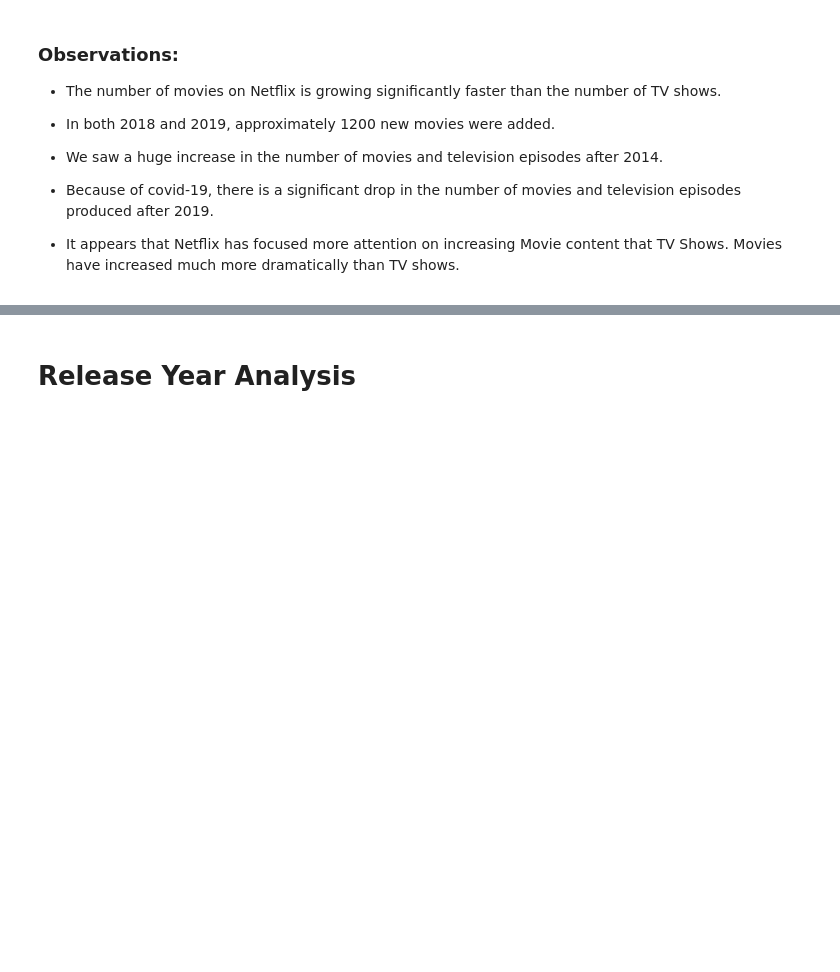
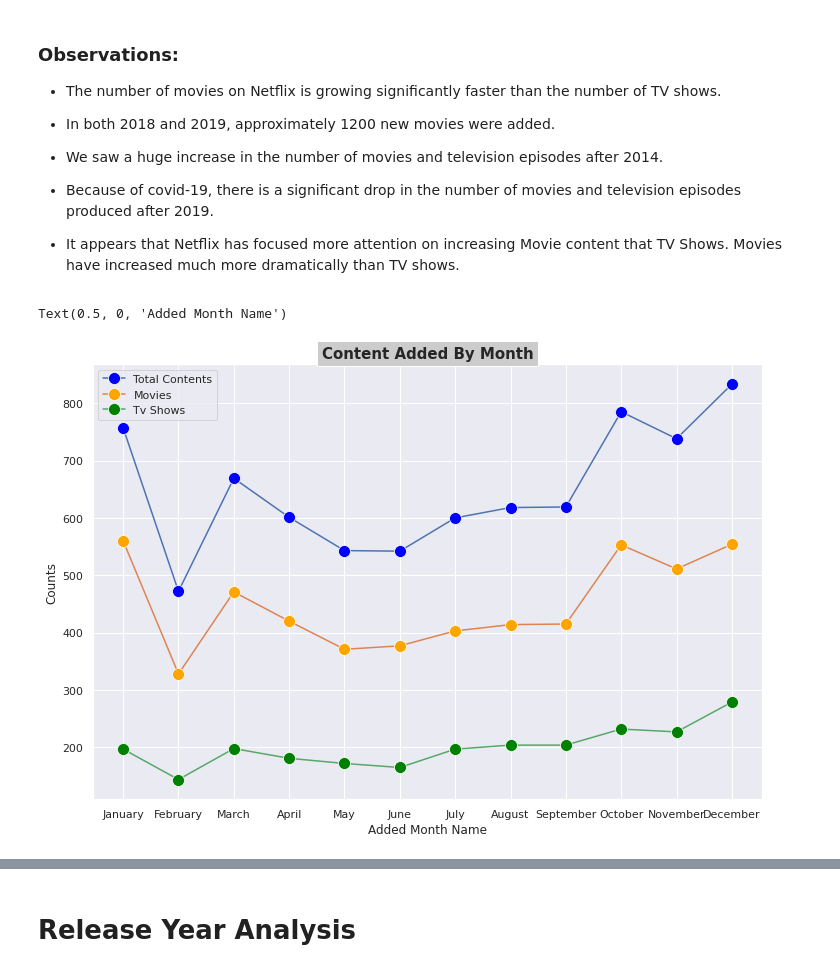
Before and after one commit to aryarajat/NETFLIX-MOVIES-AND-TV-SHOWS-CLUSTERING, a Jupyter notebook: NETFLIX_MOVIES_AND_TV_SHOWS_CLUSTERING.ipynb, the cells around one changed output, grey strips where cells are left out. Drawn from its saved outputs; the diff is of its cells as text; code cells hidden in the pictures; blank space fills up the shorter version.

```diff
--- a/NETFLIX_MOVIES_AND_TV_SHOWS_CLUSTERING.ipynb
+++ b/NETFLIX_MOVIES_AND_TV_SHOWS_CLUSTERING.ipynb
@@ -441,3 +444,50 @@ Text(0.5, 0, 'Added Year')
 on increasing Movie content that TV Shows.
 Movies have increased much more dramatically
 than TV shows.
+# %%
+# Plotting the graph for the content added by month
+month_order = ['January', 'February', 'March', 'April', 'May', 'June', 'July',
+                'August', 'September', 'October', 'November', 'December']
+sns.set_style("darkgrid")
+plt.figure(figsize=(12,8))
+df_tv = netflix_df[netflix_df["type"] == "TV Show"]
+df_movies = netflix_df[netflix_df["type"] == "Movie"]
+
+col = "month_name_added"
+
+df1 = df_tv[col].value_counts().reset_index()
+df1= df1.rename(columns = {col : "count", "index" : col})
+df1['month_name_added'] = pd.Categorical(df1['month_name_added'],month_order)
+df1.sort_values('month_name_added').reset_index(drop='index')
+
+df2 = df_movies[col].value_counts().reset_index()
+df2 = df2.rename(columns = {col : "count", "index" : col})
+df2['month_name_added'] = pd.Categorical(df2['month_name_added'],month_order)
+df2.sort_values('month_name_added').reset_index(drop='index')
+
+
+df3 = netflix_df[col].value_counts().reset_index().sort_values("index")
+df3 = df3.rename(columns = {col : "count", "index" : col})
+df3['month_name_added'] = pd.Categorical(df3['month_name_added'],month_order)
+df3.sort_values('month_name_added').reset_index(drop='index')
+
+
+
+trace3 = sns.lineplot(x=df3[col], y=df3["count"], data=netflix_df,linestyle =
+                      'solid', marker = 'o',
+         markerfacecolor = 'blue', markersize = 12)
+trace2 = sns.lineplot(x=df2[col], y=df2["count"], data=df_movies,linestyle =
+                      'solid', marker = 'o',
+         markerfacecolor = 'orange', markersize = 12)
+trace1 = sns.lineplot(x=df1[col], y=df1["count"], data=df_tv,linestyle =
+                      'solid', marker = 'o',
+         markerfacecolor = 'green', markersize = 12)
+label=['Total Contents','Movies','Tv Shows']
+plt.legend(label)
+plt.title("Content Added By Month",fontsize=15,fontweight='bold',
+          bbox={'facecolor':'0.8', 'pad':5})
+plt.ylabel('Counts')
+plt.xlabel('Added Month Name')
+# %% [output]
+Text(0.5, 0, 'Added Month Name')
+[figure, added]
```
Also changed, not shown: parts of 23 cells of this notebook.
